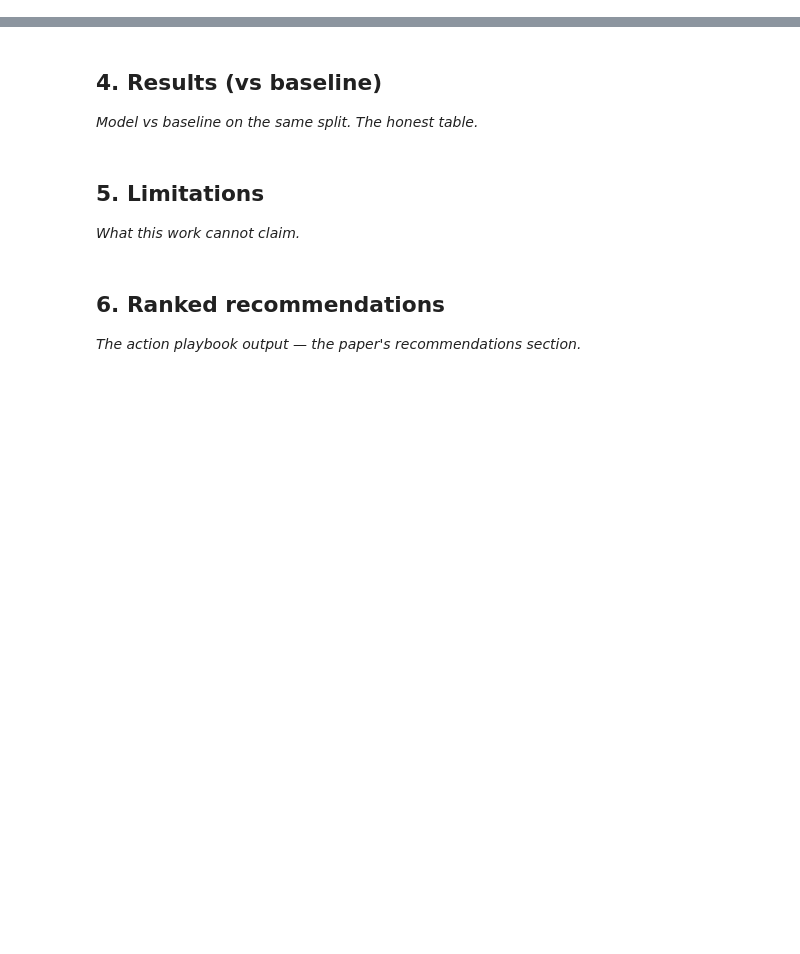
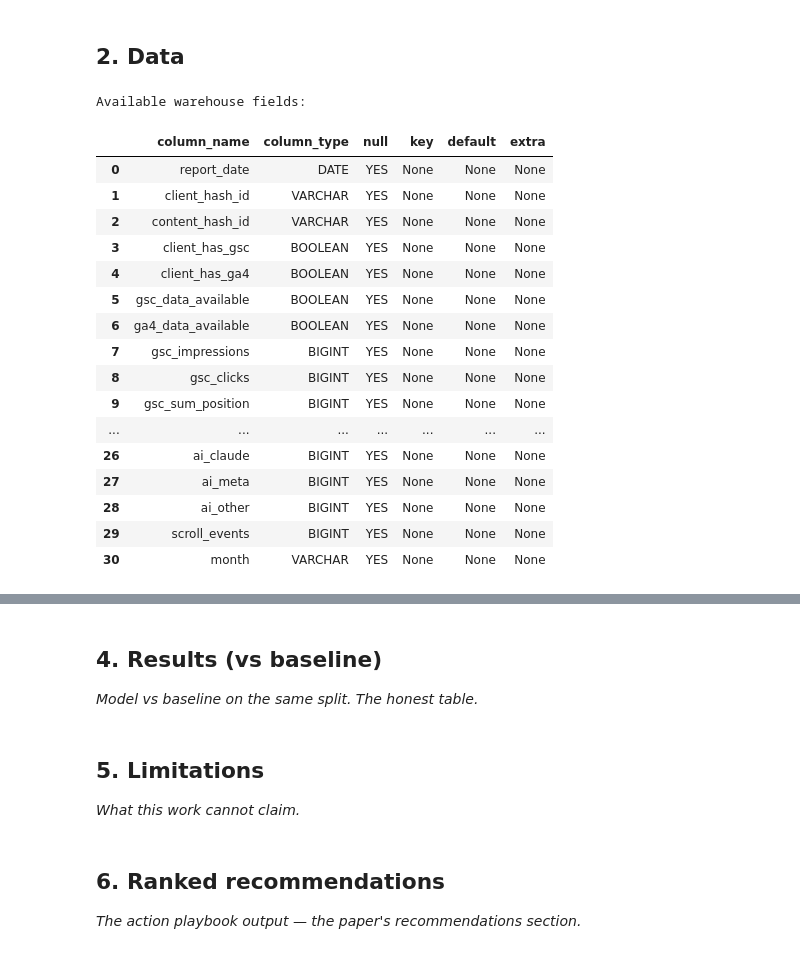
Before and after one commit to ReposofPriyanka/flyrank-ai-internship-ml-track, a Jupyter notebook: work/notebooks/capstone.ipynb, the cells around one changed output, grey strips where cells are left out. Saved outputs shown, nothing was run; the diff lists cells and outputs as text; code cells hidden in the pictures; blank space fills up the shorter version.

```diff
--- a/work/notebooks/capstone.ipynb
+++ b/work/notebooks/capstone.ipynb
@@ -20,0 +30,73 @@ This skeleton is yours to fill. Work the sections **in order** — each one has
+# %% [markdown]
+## 2. Data
+# %%
+# CAPSTONE — Day 1: Data availability audit
+
+# We first inspect the warehouse schema before deciding which
+# ranking, content, freshness, or authority features can be used.
+
+!pip -q install duckdb pandas pyarrow
+
+import duckdb
+import pandas as pd
+import numpy as np
+from google.colab import userdata
+
+# --------------------------------------------------
+# 1. Connect to FlyRank warehouse
+# --------------------------------------------------
+
+HF_TOKEN = userdata.get("HF_TOKEN")
+
+if not HF_TOKEN:
+    raise ValueError(
+        "HF_TOKEN is missing. Add your Hugging Face READ token "
+        "in Colab Secrets and enable notebook access."
+    )
+
+con = duckdb.connect()
+
+safe_token = HF_TOKEN.replace("'", "''")
+
+con.execute(
+    f"CREATE SECRET (TYPE huggingface, TOKEN '{safe_token}')"
+)
+
+REL = "hf://datasets/FlyRank/internship-warehouse"
+
+# --------------------------------------------------
+# 2. Inspect available columns
+# --------------------------------------------------
+
+schema_query = f"""
+DESCRIBE
+SELECT *
+FROM read_parquet(
+    '{REL}/fact_content_daily_performance/**/*.parquet',
+    hive_partitioning = true
+)
+"""
+
+schema_df = con.sql(schema_query).df()
+
+print("Available warehouse fields:")
+display(schema_df)
+# %% [output]
+Available warehouse fields:
+|  | column_name | column_type | null | key | default | extra |
+| 0 | report_date | DATE | YES | None | None | None |
+| 1 | client_hash_id | VARCHAR | YES | None | None | None |
+| 2 | content_hash_id | VARCHAR | YES | None | None | None |
+| 3 | client_has_gsc | BOOLEAN | YES | None | None | None |
+| 4 | client_has_ga4 | BOOLEAN | YES | None | None | None |
+| 5 | gsc_data_available | BOOLEAN | YES | None | None | None |
+| 6 | ga4_data_available | BOOLEAN | YES | None | None | None |
+| 7 | gsc_impressions | BIGINT | YES | None | None | None |
+| 8 | gsc_clicks | BIGINT | YES | None | None | None |
+| 9 | gsc_sum_position | BIGINT | YES | None | None | None |
+| ... | ... | ... | ... | ... | ... | ... |
+| 26 | ai_claude | BIGINT | YES | None | None | None |
+| 27 | ai_meta | BIGINT | YES | None | None | None |
+| 28 | ai_other | BIGINT | YES | None | None | None |
+| 29 | scroll_events | BIGINT | YES | None | None | None |
+| 30 | month | VARCHAR | YES | None | None | None |
```
Also changed, not shown: parts of 24 cells of this notebook.
